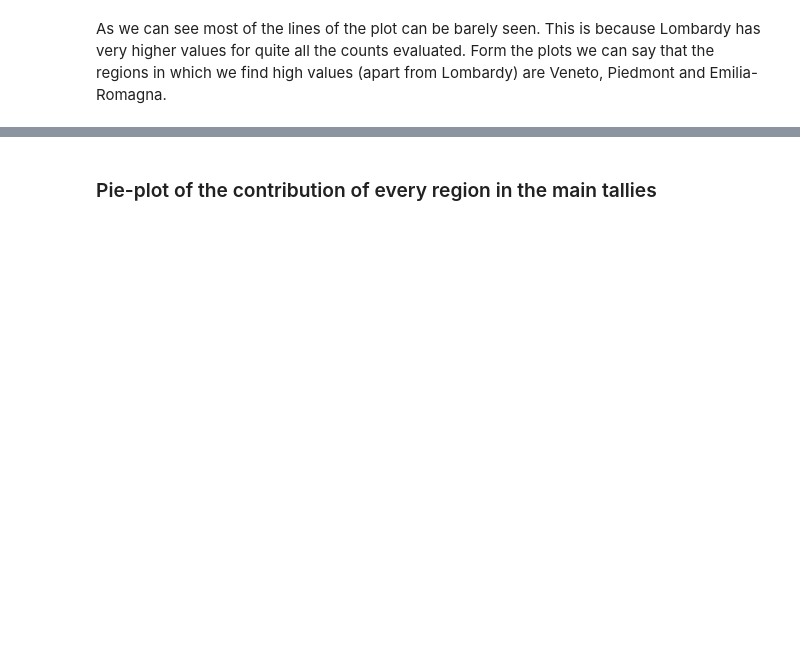
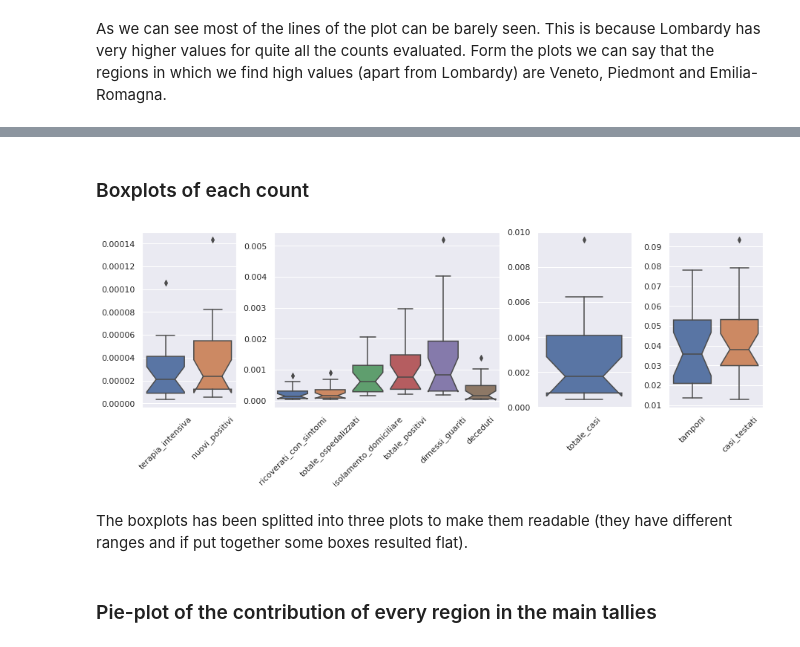
Before and after one commit to fedepiro96/APAD-project, a Jupyter notebook: benci-pirona.ipynb, the cells around one changed output, grey strips where cells are left out. Drawn from its saved outputs; the diff is of its cells as text; code cells hidden in the pictures; blank space fills up the shorter version.

```diff
--- a/benci-pirona.ipynb
+++ b/benci-pirona.ipynb
@@ -628,3 +624,33 @@ In the figure we exploit the position of each region (with latitude and longitud
+# %% [markdown]
+### Boxplots of each count
+# %%
+fig = plt.figure(figsize=(15, 10))
+grid = plt.GridSpec(2, 5, wspace=0.4, hspace=0.3)
+
+# boxplots for low values
+low_val = plt.subplot(grid[0, 0])
+sns.boxplot(data=df_divided_by_pop[['terapia_intensiva', 'nuovi_positivi']], ax=low_val, notch=True)
+low_val.set_xticklabels(low_val.get_xticklabels(),rotation=45);
+
+# boxplots for medium-low
+medium_low_val = plt.subplot(grid[0, 1:3])
+sns.boxplot(data=df_divided_by_pop[['ricoverati_con_sintomi', 'totale_ospedalizzati', 'isolamento_domiciliare',
+                                   'totale_positivi', 'dimessi_guariti', 'deceduti']], ax=medium_low_val, notch=True)
+medium_low_val.set_xticklabels(medium_low_val.get_xticklabels(),rotation=45);
+
+# boxplots for medium-high
+medium_high_val = plt.subplot(grid[0, 3])
+sns.boxplot(data=df_divided_by_pop[['totale_casi']], ax=medium_high_val, notch=True)
+medium_high_val.set_xticklabels(medium_high_val.get_xticklabels(),rotation=45);
+
+# boxplots for high
+high_val = plt.subplot(grid[0, 4])
+sns.boxplot(data=df_divided_by_pop[['tamponi', 'casi_testati']], ax=high_val, notch=True)
+high_val.set_xticklabels(high_val.get_xticklabels(),rotation=45);
+# %% [output]
+[figure, added]
+# %% [markdown]
+The boxplots has been splitted into three plots to make them readable (they have different ranges and if put together some boxes resulted flat).
 # %% [markdown]
 ### Pie-plot of the contribution of every region in the main tallies
 # %%
```
Also changed, not shown: parts of 104 cells of this notebook.
